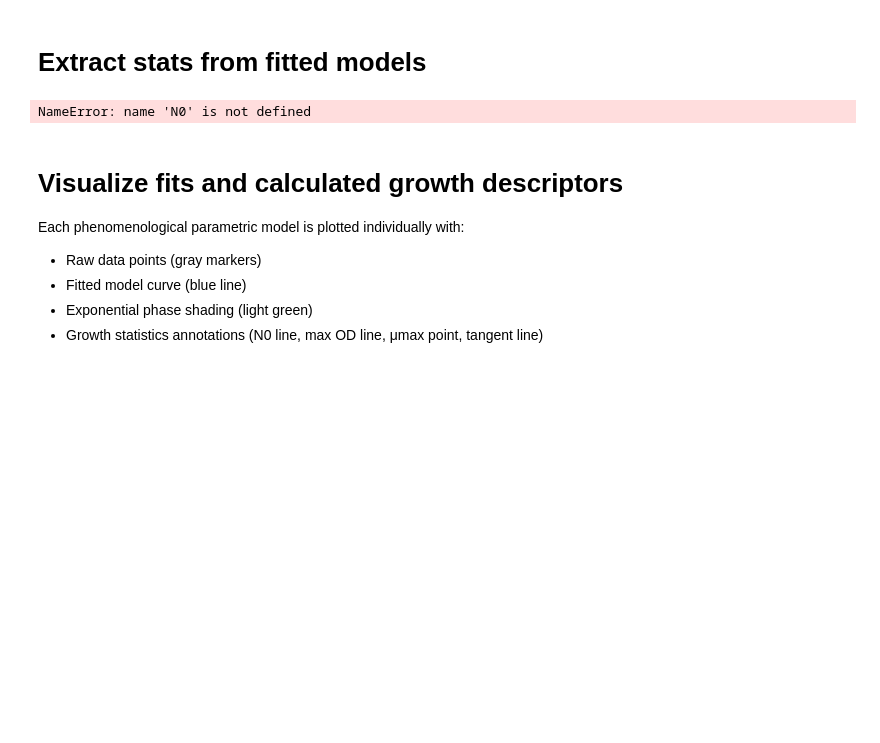
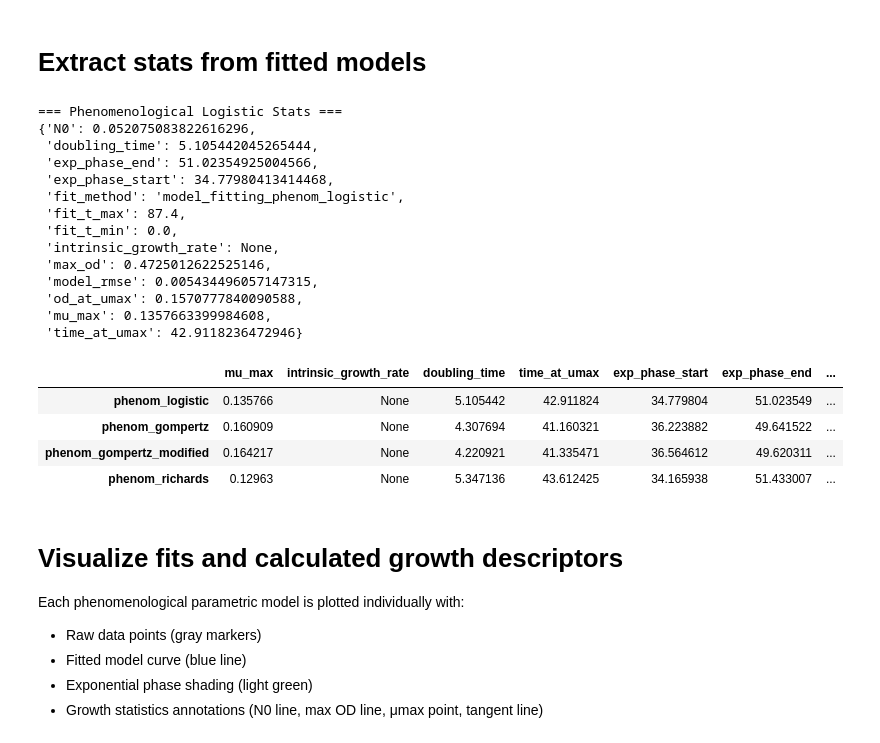
Before and after one commit to biosustain/growthcurves, a Jupyter notebook: docs/tutorial/tutorial.ipynb, the cells around one changed output. Drawn from its saved outputs; the diff is of its cells as text; code cells hidden in the pictures; blank space fills up the shorter version.

Commit message:
name update

```diff
--- a/docs/tutorial/tutorial.ipynb
+++ b/docs/tutorial/tutorial.ipynb
@@ -811,35 +807,53 @@ stats_phenom_logistic = gc.utils.extract_stats(fit_phenom_logistic, time, data,
 stats_phenom_gompertz = gc.utils.extract_stats(fit_phenom_gompertz, time, data, phase_boundary_method="tangent")
 stats_phenom_gompertz_modified = gc.utils.extract_stats(
     fit_phenom_gompertz_modified, time, data, phase_boundary_method="tangent"
 )
 stats_phenom_richards = gc.utils.extract_stats(fit_phenom_richards, time, data, phase_boundary_method="tangent")
 
 # Combine stats into a dictionary
 phenom_param_stats = {
     "phenom_logistic": stats_phenom_logistic,
     "phenom_gompertz": stats_phenom_gompertz,
     "phenom_gompertz_modified": stats_phenom_gompertz_modified,
     "phenom_richards": stats_phenom_richards,
 }
 
 phenom_param_df = pd.DataFrame(phenom_param_stats).T[
     [
-        "specific_growth_rate",
+        "mu_max",
         "intrinsic_growth_rate",
         "doubling_time",
         "time_at_umax",
         "exp_phase_start",
         "exp_phase_end",
         "model_rmse",
     ]
 ]
 
 print("\n=== Phenomenological Logistic Stats ===")
 pprint.pprint(stats_phenom_logistic)
 
 phenom_param_df
 # %% [output]
-NameError: name 'N0' is not defined
+=== Phenomenological Logistic Stats ===
+{'N0': 0.052075083822616296,
+ 'doubling_time': 5.105442045265444,
+ 'exp_phase_end': 51.02354925004566,
+ 'exp_phase_start': 34.77980413414468,
+ 'fit_method': 'model_fitting_phenom_logistic',
+ 'fit_t_max': 87.4,
+ 'fit_t_min': 0.0,
+ 'intrinsic_growth_rate': None,
+ 'max_od': 0.4725012622525146,
+ 'model_rmse': 0.005434496057147315,
+ 'od_at_umax': 0.1570777840090588,
+ 'mu_max': 0.1357663399984608,
+ 'time_at_umax': 42.9118236472946}
+|  | mu_max | intrinsic_growth_rate | doubling_time | time_at_umax | exp_phase_start | exp_phase_end | ... |
+| phenom_logistic | 0.135766 | None | 5.105442 | 42.911824 | 34.779804 | 51.023549 | ... |
+| phenom_gompertz | 0.160909 | None | 4.307694 | 41.160321 | 36.223882 | 49.641522 | ... |
+| phenom_gompertz_modified | 0.164217 | None | 4.220921 | 41.335471 | 36.564612 | 49.620311 | ... |
+| phenom_richards | 0.12963 | None | 5.347136 | 43.612425 | 34.165938 | 51.433007 | ... |
 # %% [markdown]
 # Visualize fits and calculated growth descriptors
 
```
Also changed, not shown: parts of 11 cells of this notebook, 3 other files.
